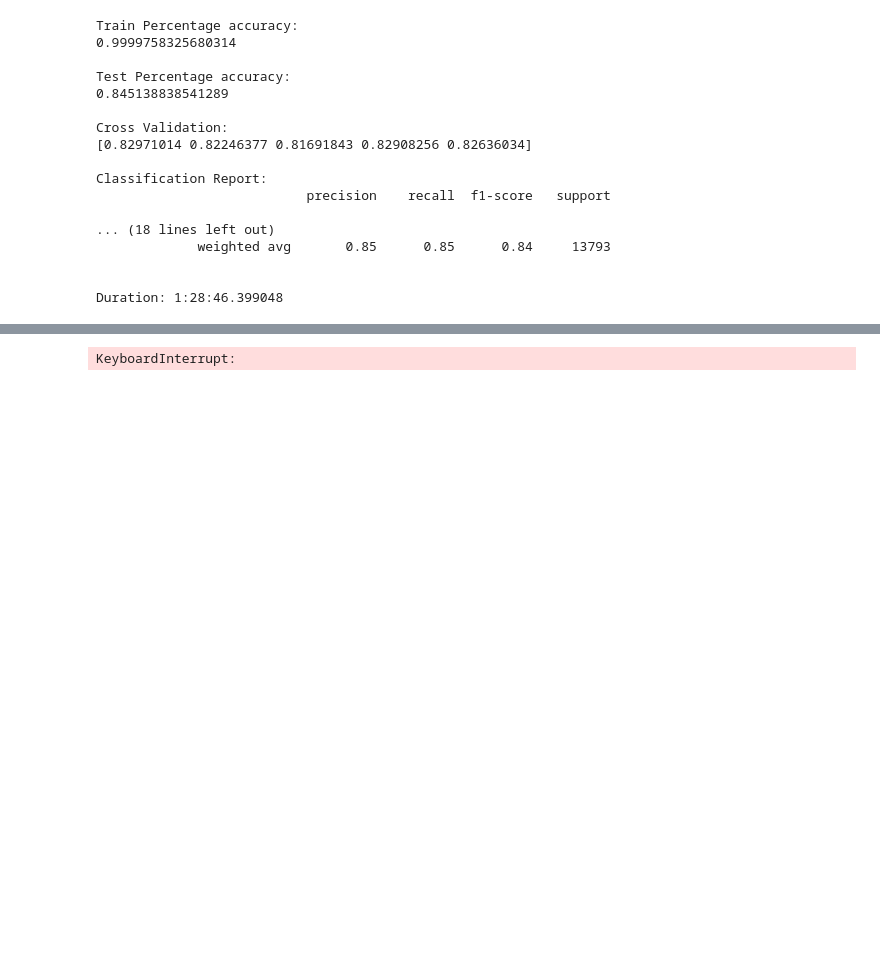
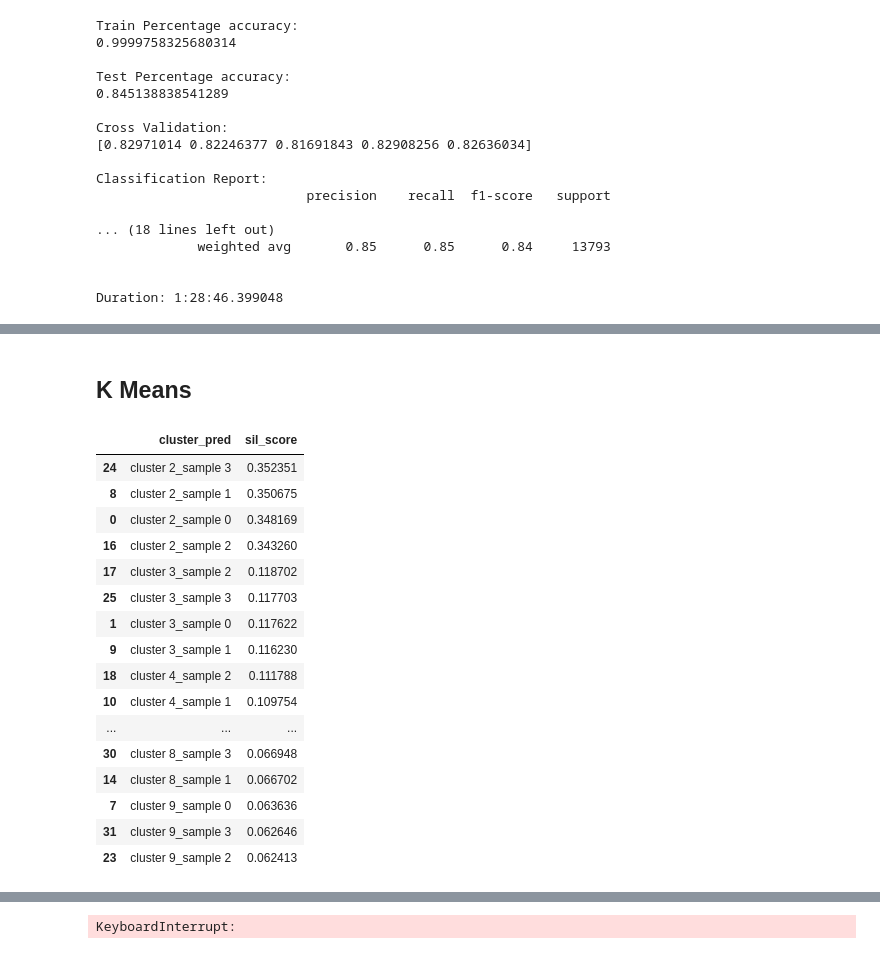
Before and after one commit to tcbriggs981/Prescription-Drugs, a Jupyter notebook: Unit 04 Capstone.ipynb, the cells around one changed output, grey strips where cells are left out. Drawn from its saved outputs; the diff is of its cells as text; code cells hidden in the pictures; blank space fills up the shorter version.

```diff
--- a/Unit 04 Capstone.ipynb
+++ b/Unit 04 Capstone.ipynb
@@ -866,0 +823,50 @@ Duration: 1:28:46.399048
+# %% [markdown]
+## K Means
+# %%
+# Initialize data frames
+ypred_df = pd.DataFrame()
+scores_df = pd.DataFrame(columns=['cluster_pred','sil_score'])
+
+for counter, data in enumerate([
+    (X1, X_pca1),
+    (X2, X_pca2),
+    (X3, X_pca3),
+    (X4, X_pca4)]):
+
+    # Put the features into ypred.
+    ypred_df['pca_f1' + '_sample' + str(counter)] = data[1][:, 0]
+    ypred_df['pca_f2' + '_sample' + str(counter)] = data[1][:, 1]
+
+
+    # Creating a list of possible number of clusters to test in kmeans.
+    for n_cluster in range(2, 10):
+        # Instantiating and fit_predicting model to then add to data frame
+        kmeans = KMeans(n_clusters=n_cluster, random_state=42)
+        pred = kmeans.fit_predict(data[0])
+        ypred_df['cluster ' + str(n_cluster) + '_sample ' + str(counter)] = pred
+        # Calculating silhouette scores for the data and adding that to the shilouette score
+        labels = kmeans.labels_
+        sscore = metrics.silhouette_score(data[0], labels, metric='euclidean')
+        scores_df = scores_df.append({'cluster_pred':'cluster ' + str(n_cluster) + '_sample ' + str(counter),
+                              'sil_score':sscore}, ignore_index=True)
+# %%
+# Sorting sihoilette scores
+scores_df.sort_values(by='sil_score', ascending=False)
+# %% [output]
+|  | cluster_pred | sil_score |
+| 24 | cluster 2_sample 3 | 0.352351 |
+| 8 | cluster 2_sample 1 | 0.350675 |
+| 0 | cluster 2_sample 0 | 0.348169 |
+| 16 | cluster 2_sample 2 | 0.343260 |
+| 17 | cluster 3_sample 2 | 0.118702 |
+| 25 | cluster 3_sample 3 | 0.117703 |
+| 1 | cluster 3_sample 0 | 0.117622 |
+| 9 | cluster 3_sample 1 | 0.116230 |
+| 18 | cluster 4_sample 2 | 0.111788 |
+| 10 | cluster 4_sample 1 | 0.109754 |
+| ... | ... | ... |
+| 30 | cluster 8_sample 3 | 0.066948 |
+| 14 | cluster 8_sample 1 | 0.066702 |
+| 7 | cluster 9_sample 0 | 0.063636 |
+| 31 | cluster 9_sample 3 | 0.062646 |
+| 23 | cluster 9_sample 2 | 0.062413 |
```
Also changed, not shown: parts of 51 cells of this notebook.
